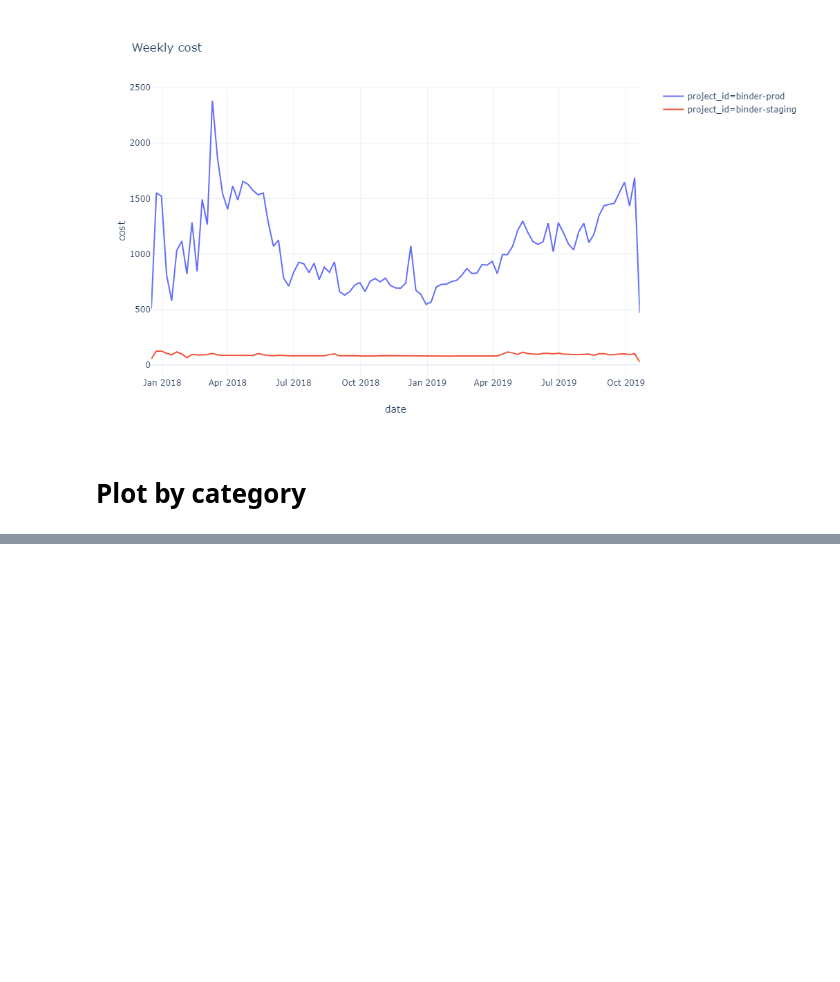
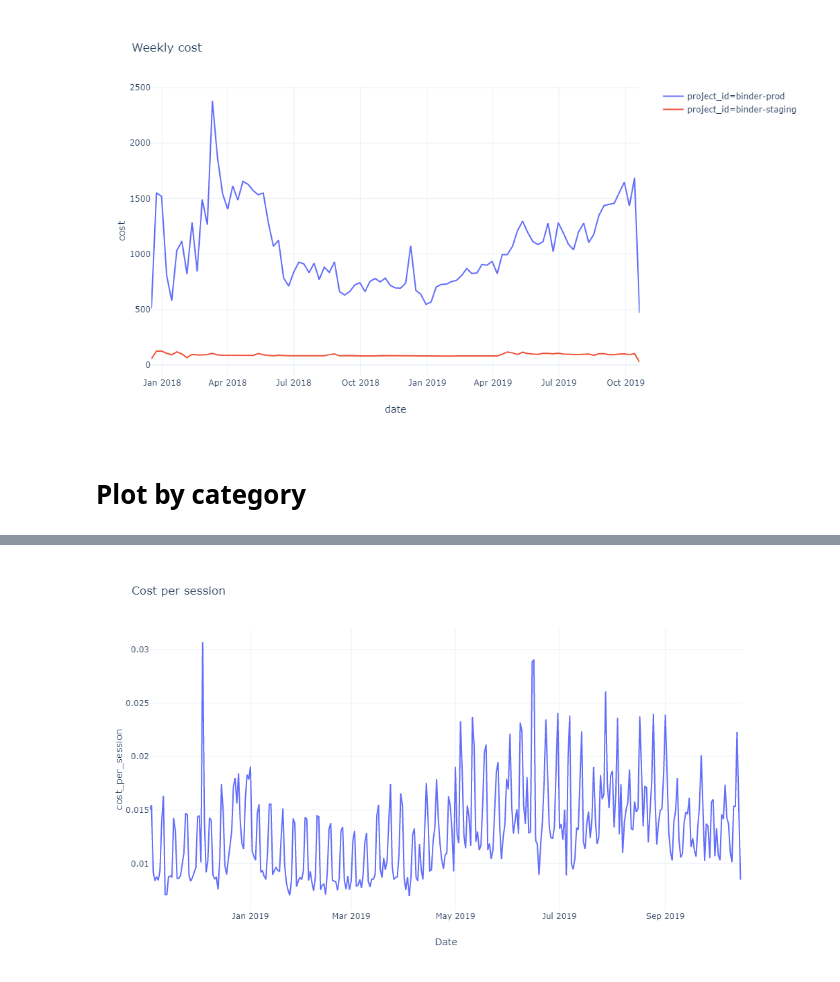
Before and after one commit to jupyterhub/binder-billing, a Jupyter notebook: analyze_data.ipynb, the cells around one changed output, grey strips where cells are left out. Saved outputs shown, nothing was run; the diff lists cells and outputs as text; code cells hidden in the pictures; blank space fills up the shorter version.

```diff
--- a/analyze_data.ipynb
+++ b/analyze_data.ipynb
@@ -58,0 +74,4 @@ pe.line(categories, x='date', y='log_cost', color='category',
+# %%
+pe.line(weekly, x='Date', y='cost_per_session', template=template, title="Cost per session")
+# %% [output]
+[figure, added]
```
Also changed, not shown: parts of 9 cells of this notebook.
